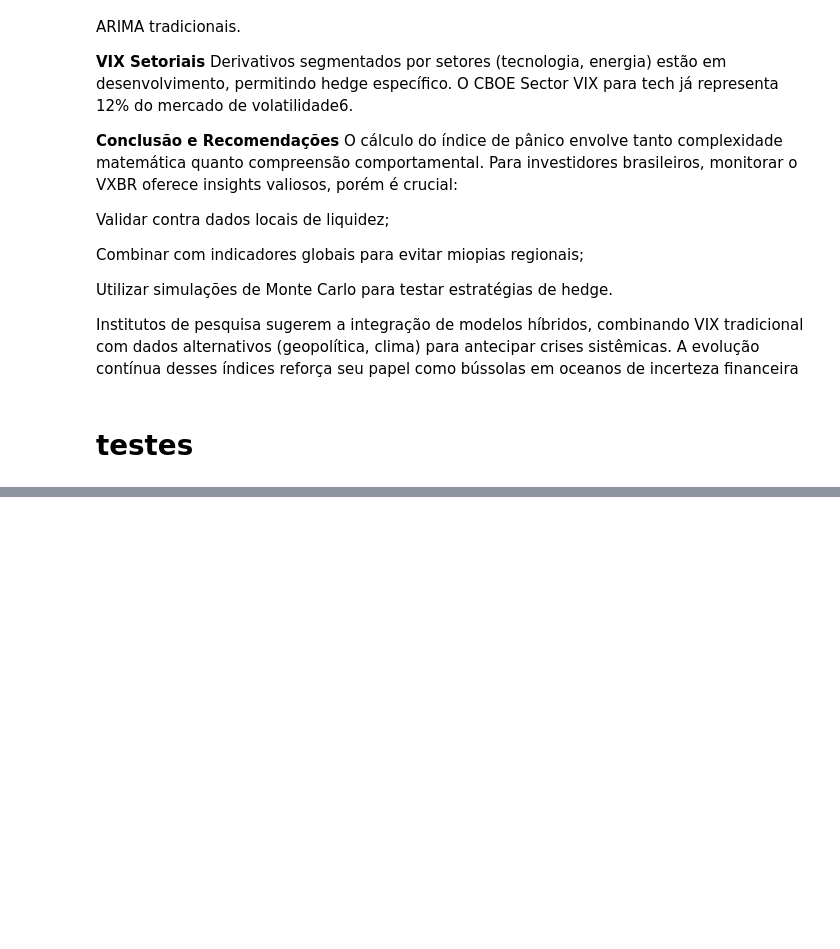
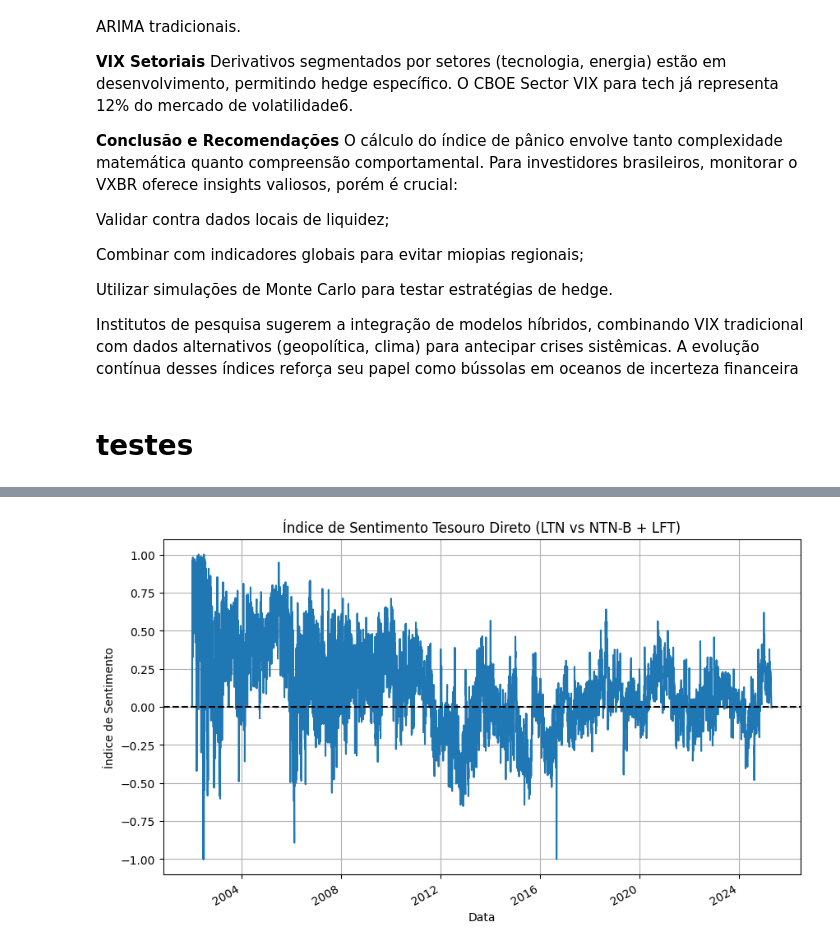
Before and after one commit to BDonadelli/Finance-playground, a Jupyter notebook: panico.ipynb, the cells around one changed output, grey strips where cells are left out. Drawn from its saved outputs; the diff is of its cells as text; code cells hidden in the pictures; blank space fills up the shorter version.

```diff
--- a/panico.ipynb
+++ b/panico.ipynb
@@ -602,0 +682,36 @@ plt.show()
+# %%
+import pandas as pd
+
+# 1. Carregar o dataframe
+df = pd.read_csv('data/VendasTesouroDireto.csv')
+
+# 2. Ajustar datas
+df['Data Venda'] = pd.to_datetime(df['Data Venda'], dayfirst=True, errors='coerce')
+
+# 3. Filtrar os tipos relevantes
+def identificar_tipo(titulo):
+    if 'Prefixado' in titulo:
+        return 'LTN'
+    elif 'IPCA+' in titulo:
+        return 'NTN-B'
+    elif 'Selic' in titulo:
+        return 'LFT'
+    else:
+        return 'OUTROS'
+
+df['Tipo Simplificado'] = df['Tipo Titulo'].apply(identificar_tipo)
+
+# 4. Agrupar por data e tipo
+pivot = df.pivot_table(index='Data Venda',
+                       columns='Tipo Simplificado',
+                       values='Valor',
+                       aggfunc='sum').fillna(0)
+
+# 5. Calcular o volume total
+pivot['Total'] = pivot.sum(axis=1)
+
+# 6. Aplicar a fórmula
+pivot['Indice Sentimento'] = (pivot.get('LTN', 0) - (pivot.get('NTN-B', 0) + pivot.get('LFT', 0))) / pivot['Total']
+
+# 7. Mostrar o resultado
+print(pivot[['Indice Sentimento']])
@@ -602,0 +734,11 @@ plt.show()
+# %%
+import matplotlib.pyplot as plt
+
+pivot['Indice Sentimento'].plot(figsize=(10,6), title='Índice de Sentimento Tesouro Direto (LTN vs NTN-B + LFT)')
+plt.axhline(0, color='black', linestyle='--')
+plt.ylabel('Índice de Sentimento')
+plt.xlabel('Data')
+plt.grid(True)
+plt.show()
+# %% [output]
+[figure, added]
```
Also changed, not shown: parts of 5 cells of this notebook, 2 other files.
